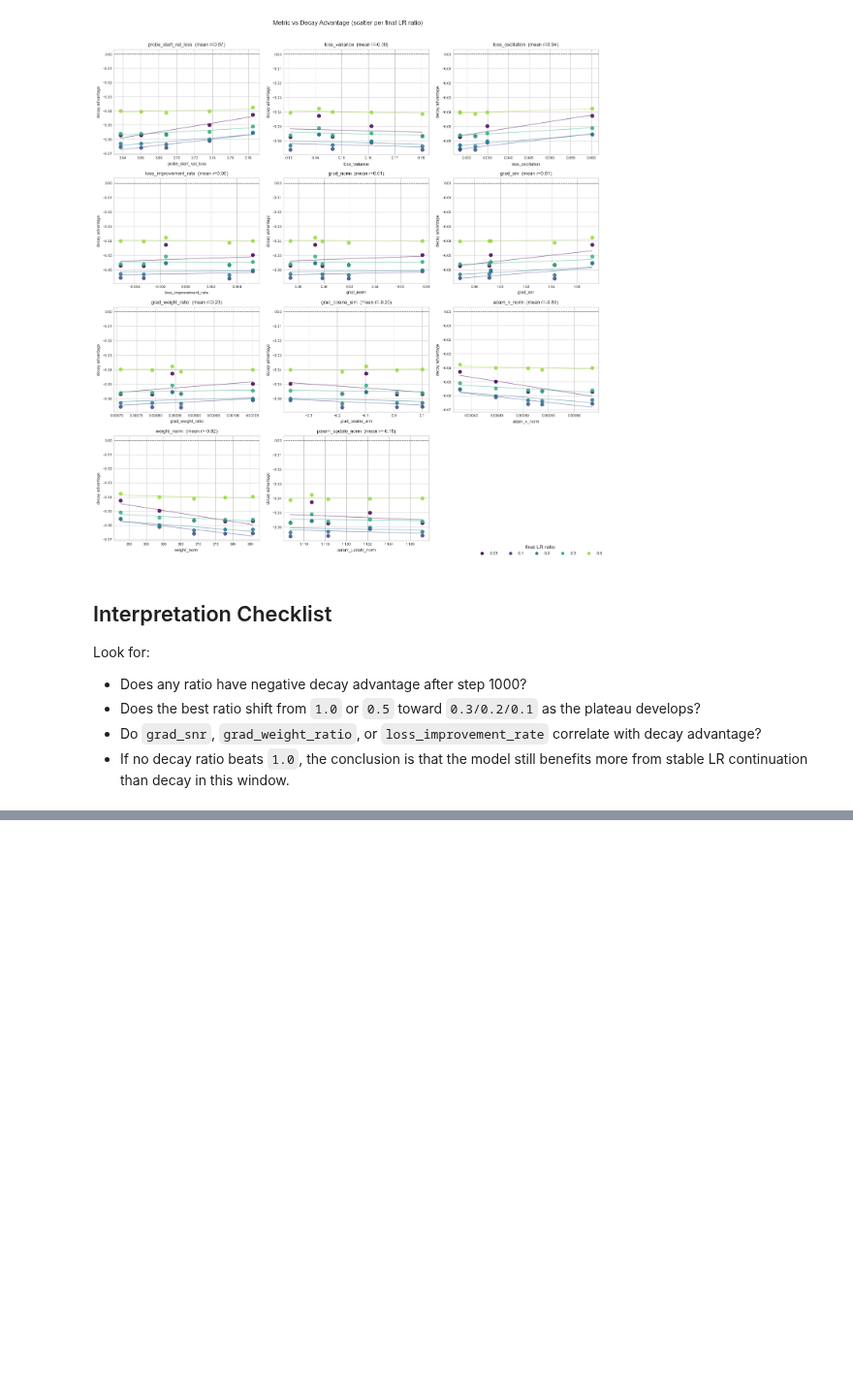
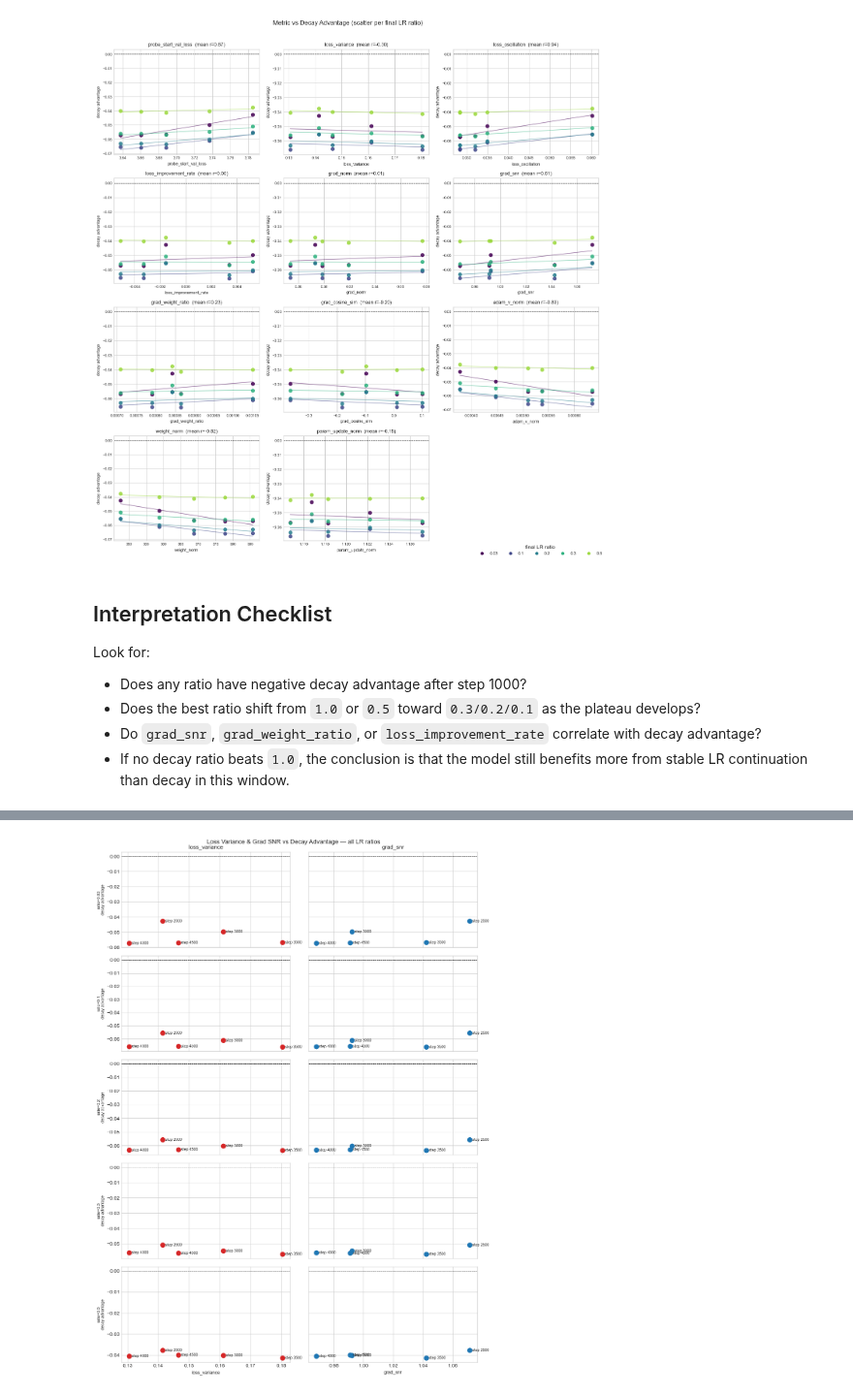
Before and after one commit to Duckymini/wsd_metric_triggered, a Jupyter notebook: notebooks/plateau_decay_amount_metrics_analysis.ipynb, the cells around one changed output, grey strips where cells are left out. Shown at 97% size. Cells and saved outputs as stored; diff of their text form; code cells hidden in the pictures; blank space fills up the shorter version.

```diff
--- a/notebooks/plateau_decay_amount_metrics_analysis.ipynb
+++ b/notebooks/plateau_decay_amount_metrics_analysis.ipynb
@@ -333,0 +554,27 @@ Look for:
+# %%
+_lr_ratios = sorted(_adv["final_lr_ratio"].unique())
+
+fig, axes = plt.subplots(len(_lr_ratios), 2, figsize=(11, 3 * len(_lr_ratios)),
+                         sharey="row", sharex="col")
+
+for row_idx, ratio in enumerate(_lr_ratios):
+    sub = _adv[_adv["final_lr_ratio"] == ratio].sort_values("probe_start_step")
+    for col_idx, (metric, color) in enumerate(zip(["loss_variance", "grad_snr"], ["tab:red", "tab:blue"])):
+        ax = axes[row_idx, col_idx]
+        for _, r in sub.iterrows():
+            ax.scatter(r[metric], r["decay_advantage"], color=color, s=80, zorder=3)
+            ax.annotate(f"step {int(r['probe_start_step'])}", (r[metric], r["decay_advantage"]),
+                        textcoords="offset points", xytext=(5, 0), fontsize=7.5, va="center")
+        ax.axhline(0, color="black", linewidth=0.7, linestyle="--")
+        if row_idx == 0:
+            ax.set_title(metric, fontsize=11)
+        if col_idx == 0:
+            ax.set_ylabel(f"ratio={ratio:g}\ndecay advantage", fontsize=8)
+        if row_idx == len(_lr_ratios) - 1:
+            ax.set_xlabel(metric, fontsize=9)
+
+fig.suptitle("Loss Variance & Grad SNR vs Decay Advantage — all LR ratios", fontsize=12)
+plt.tight_layout()
+plt.show()
+# %% [output]
+[figure, added]
```
Also changed, not shown: parts of 4 cells of this notebook, 4 other files.
